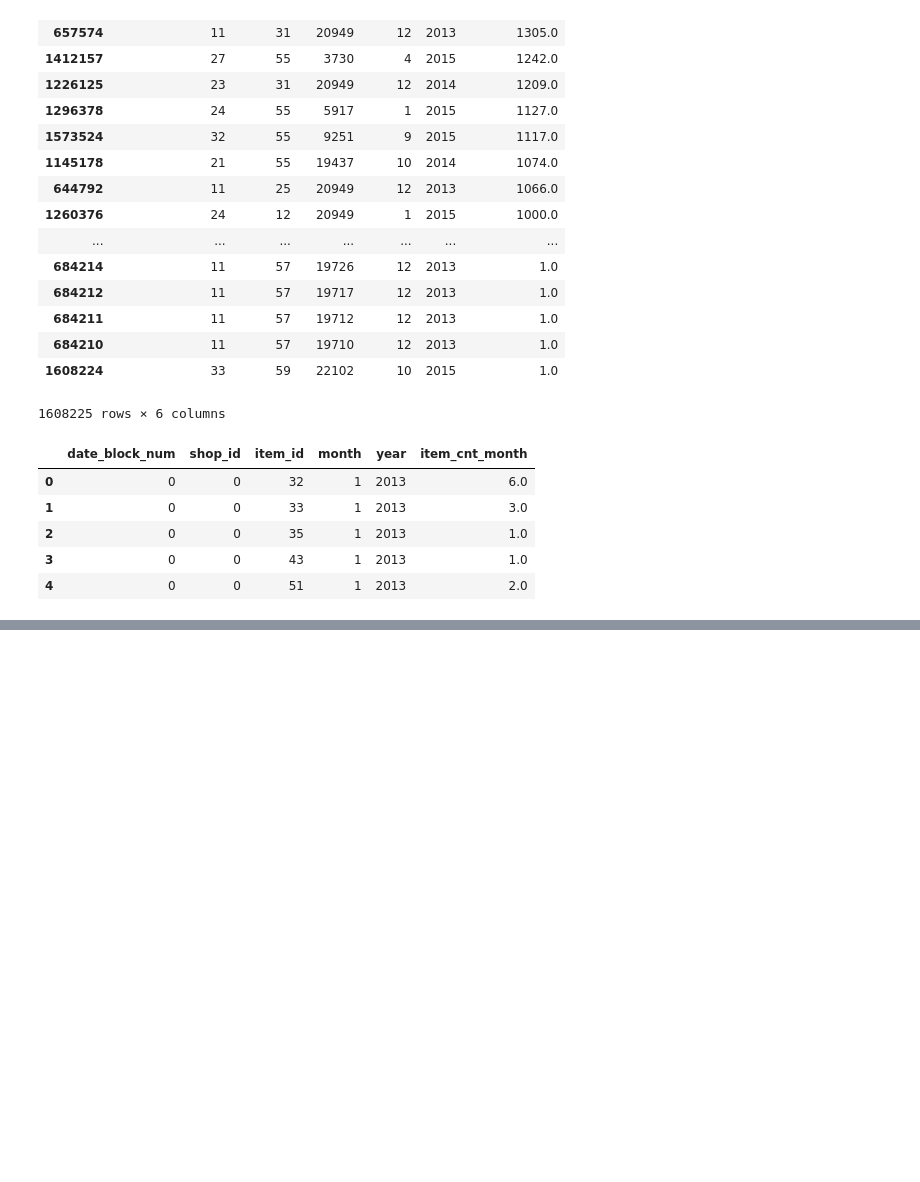
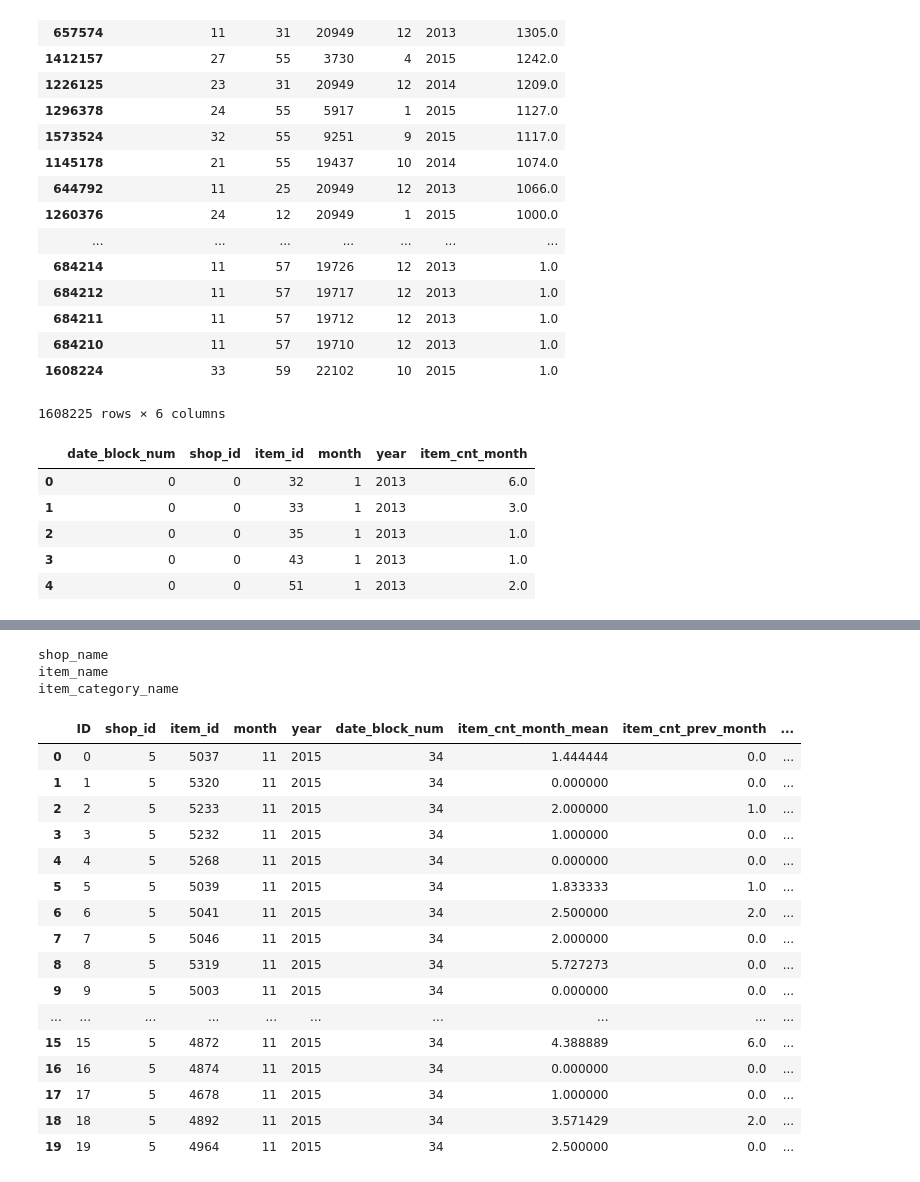
Before and after one commit to dongzhang84/Kaggle, a Jupyter notebook: Predict_Future_Sales/Predict_Sales_v1.ipynb, the cells around one changed output, grey strips where cells are left out. Saved outputs shown, nothing was run; the diff lists cells and outputs as text; code cells hidden in the pictures; blank space fills up the shorter version.

```diff
--- a/Predict_Future_Sales/Predict_Sales_v1.ipynb
+++ b/Predict_Future_Sales/Predict_Sales_v1.ipynb
@@ -233,0 +456,14 @@ df_train1.head()
+# %%
+#add previous month feature to train dataset
+df_train = pd.merge(df_train, shop_prev_month, how= 'left', on =['shop_id','item_id']).fillna(0.)
+
+#add all item features
+df_train =  pd.merge(df_train, df_items, how= 'left', on='item_id')
+
+#adding item category features
+df_train = pd.merge(df_train,df_categories,how='left',on='item_category_id')
+
+#adding shop faetures
+df_train= pd.merge(df_train,df_shops,how='left', on='shop_id')
+
+df_train.head()
@@ -233,0 +477,21 @@ df_train1.head()
+# %%
+df_test['month']=11
+df_test['year']=2015
+df_test['date_block_num']=34
+
+#add mean feature
+df_test = pd.merge(df_test,shop_item_mean,how='left',on=['shop_id','item_id']).fillna(0.)
+
+#add previous month feature
+df_test = pd.merge(df_test, shop_prev_month,how='left',on=['shop_id','item_id']).fillna(0.)
+
+#add all the features
+df_test= pd.merge(df_test,df_items,how='left',on=['item_id'])
+
+#adding item category features
+df_test=pd.merge(df_test,df_categories,how='left',on=['item_category_id'])
+
+#adding shop features
+df_test =pd.merge(df_test,df_shops,how='left',on='shop_id')
+df_test['item_cnt_month']=0
+df_test.head()
@@ -233,0 +505,32 @@ df_train1.head()
+# %%
+#Label encoding
+for c in ['shop_name','item_name','item_category_name']:
+    lbl= preprocessing.LabelEncoder()
+    lbl.fit(list(df_train[c].unique())+list(df_test[c].unique()))
+    df_train[c]=lbl.transform(df_train[c].astype(str))
+    df_test[c]=lbl.transform(df_test[c].astype(str))
+    print(c)
+# %% [output]
+shop_name
+item_name
+item_category_name
+# %%
+df_test.head(20)
+# %% [output]
+|  | ID | shop_id | item_id | month | year | date_block_num | item_cnt_month_mean | item_cnt_prev_month | ... |
+| 0 | 0 | 5 | 5037 | 11 | 2015 | 34 | 1.444444 | 0.0 | ... |
+| 1 | 1 | 5 | 5320 | 11 | 2015 | 34 | 0.000000 | 0.0 | ... |
+| 2 | 2 | 5 | 5233 | 11 | 2015 | 34 | 2.000000 | 1.0 | ... |
+| 3 | 3 | 5 | 5232 | 11 | 2015 | 34 | 1.000000 | 0.0 | ... |
+| 4 | 4 | 5 | 5268 | 11 | 2015 | 34 | 0.000000 | 0.0 | ... |
+| 5 | 5 | 5 | 5039 | 11 | 2015 | 34 | 1.833333 | 1.0 | ... |
+| 6 | 6 | 5 | 5041 | 11 | 2015 | 34 | 2.500000 | 2.0 | ... |
+| 7 | 7 | 5 | 5046 | 11 | 2015 | 34 | 2.000000 | 0.0 | ... |
+| 8 | 8 | 5 | 5319 | 11 | 2015 | 34 | 5.727273 | 0.0 | ... |
+| 9 | 9 | 5 | 5003 | 11 | 2015 | 34 | 0.000000 | 0.0 | ... |
+| ... | ... | ... | ... | ... | ... | ... | ... | ... | ... |
+| 15 | 15 | 5 | 4872 | 11 | 2015 | 34 | 4.388889 | 6.0 | ... |
+| 16 | 16 | 5 | 4874 | 11 | 2015 | 34 | 0.000000 | 0.0 | ... |
+| 17 | 17 | 5 | 4678 | 11 | 2015 | 34 | 1.000000 | 0.0 | ... |
+| 18 | 18 | 5 | 4892 | 11 | 2015 | 34 | 3.571429 | 2.0 | ... |
+| 19 | 19 | 5 | 4964 | 11 | 2015 | 34 | 2.500000 | 0.0 | ... |
```
Also changed, not shown: parts of 31 cells of this notebook.
